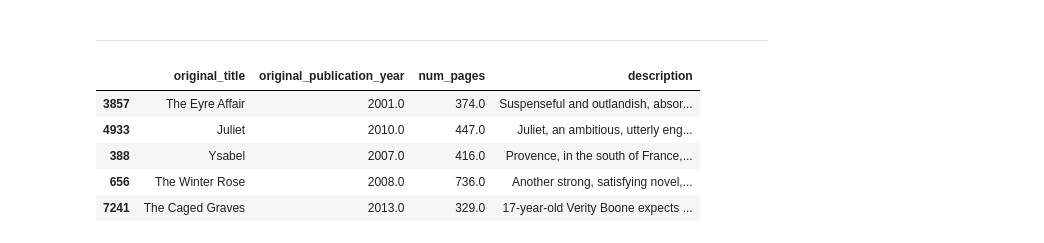
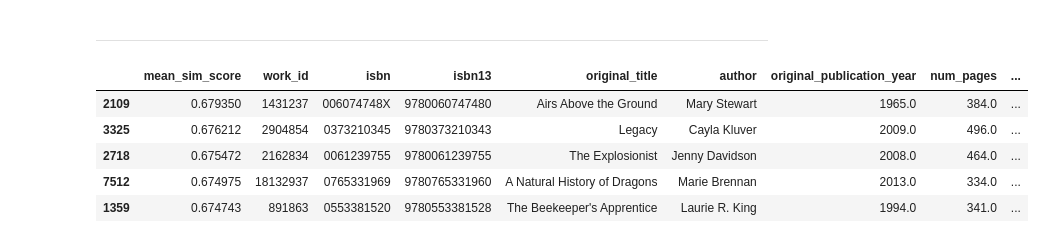
Before and after one commit to rara-ch/GoodreadsReadingList_RecommenderProject, a Jupyter notebook: JupyterNotebooks/Recommender.ipynb, the cells around one changed output. Drawn from its saved outputs; the diff is of its cells as text; code cells hidden in the pictures.

```diff
--- a/JupyterNotebooks/Recommender.ipynb
+++ b/JupyterNotebooks/Recommender.ipynb
@@ -11,6 +11,14 @@ import seaborn as sns
 from sklearn.preprocessing import MinMaxScaler
 from sklearn.metrics.pairwise import cosine_similarity
 from sklearn.feature_extraction.text import TfidfVectorizer
+# %%
+# Use this cell to toggle between setting display.max_colwidth to None and resetting it
+
+# Set max column width to None (no limit) so that I can see the whole text
+# pd.set_option('display.max_colwidth', None)
+
+# Reset the max column width so the pd.DataFrame is more compact
+pd.reset_option('display.max_colwidth')
 # %% [markdown]
 ## Importing and Inspecting
 # %%
@@ -224,21 +234,21 @@ def recommendations(books_list, num_rec=5):
 # %%
 # Initialise a list of my favourite books for quick testing
 fav_books = [
     'The Silence of the Lambs',
     'Anna Karenina',
     'Idiot',
     'The Catcher in the Rye',
     'Nineteen Eighty-Four',
     'Lord of the Flies',
     'Animal Farm: A Fairy Story',
     'The Hunger Games'
 ]
 
-recommendations(fav_books)[['original_title', 'original_publication_year', 'num_pages', 'description']]
+recommendations(fav_books)
 # %% [output]
-|  | original_title | original_publication_year | num_pages | description |
-| 3857 | The Eyre Affair | 2001.0 | 374.0 | Suspenseful and outlandish, absor... |
-| 4933 | Juliet | 2010.0 | 447.0 | Juliet, an ambitious, utterly eng... |
-| 388 | Ysabel | 2007.0 | 416.0 | Provence, in the south of France,... |
-| 656 | The Winter Rose | 2008.0 | 736.0 | Another strong, satisfying novel,... |
-| 7241 | The Caged Graves | 2013.0 | 329.0 | 17-year-old Verity Boone expects ... |
+|  | mean_sim_score | work_id | isbn | isbn13 | original_title | author | original_publication_year | num_pages | ... |
+| 2109 | 0.679350 | 1431237 | 006074748X | 9780060747480 | Airs Above the Ground | Mary Stewart | 1965.0 | 384.0 | ... |
+| 3325 | 0.676212 | 2904854 | 0373210345 | 9780373210343 | Legacy | Cayla Kluver | 2009.0 | 496.0 | ... |
+| 2718 | 0.675472 | 2162834 | 0061239755 | 9780061239755 | The Explosionist | Jenny Davidson | 2008.0 | 464.0 | ... |
+| 7512 | 0.674975 | 18132937 | 0765331969 | 9780765331960 | A Natural History of Dragons | Marie Brennan | 2013.0 | 334.0 | ... |
+| 1359 | 0.674743 | 891863 | 0553381520 | 9780553381528 | The Beekeeper's Apprentice | Laurie R. King | 1994.0 | 341.0 | ... |
```
Also changed, not shown: parts of 4 cells of this notebook, 1 other file.
